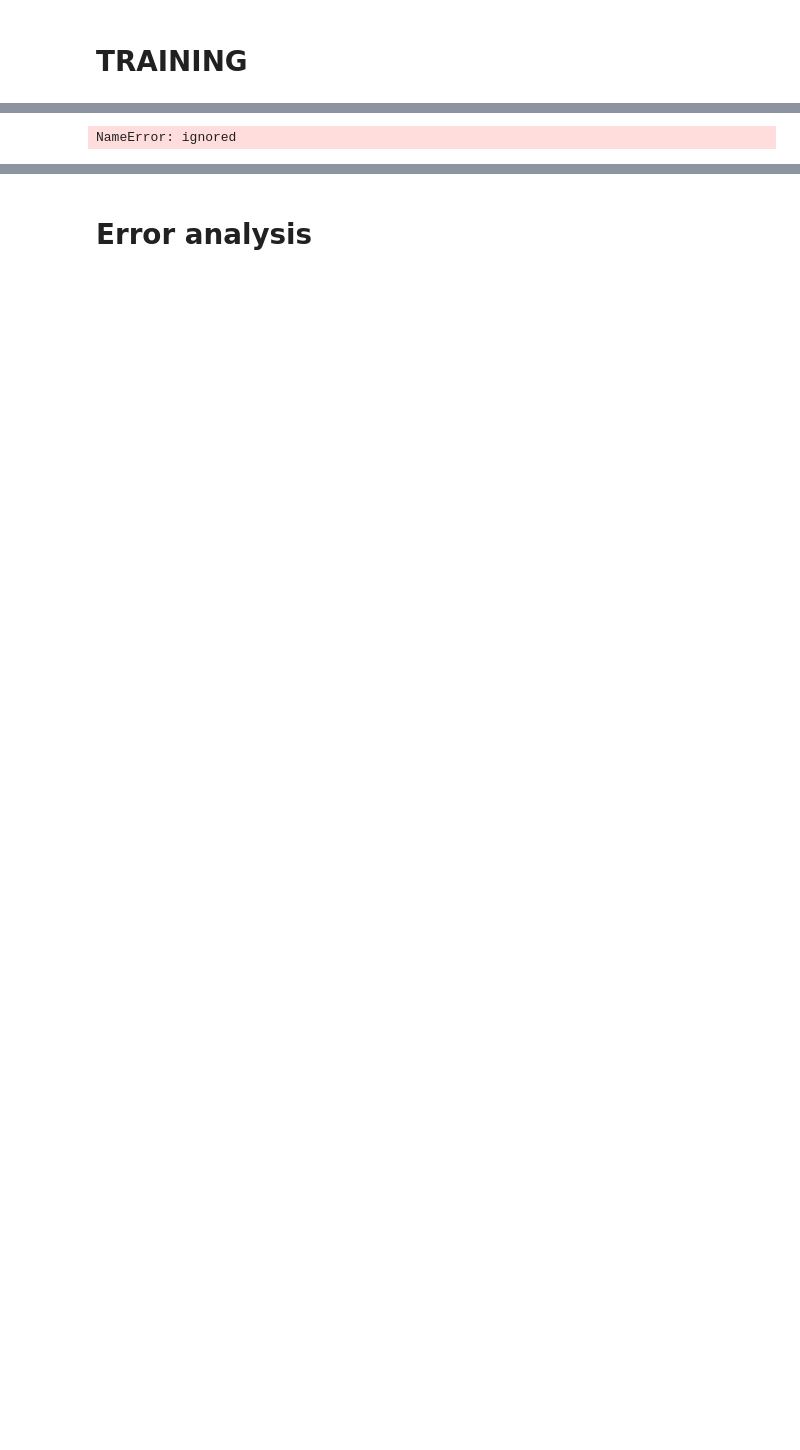
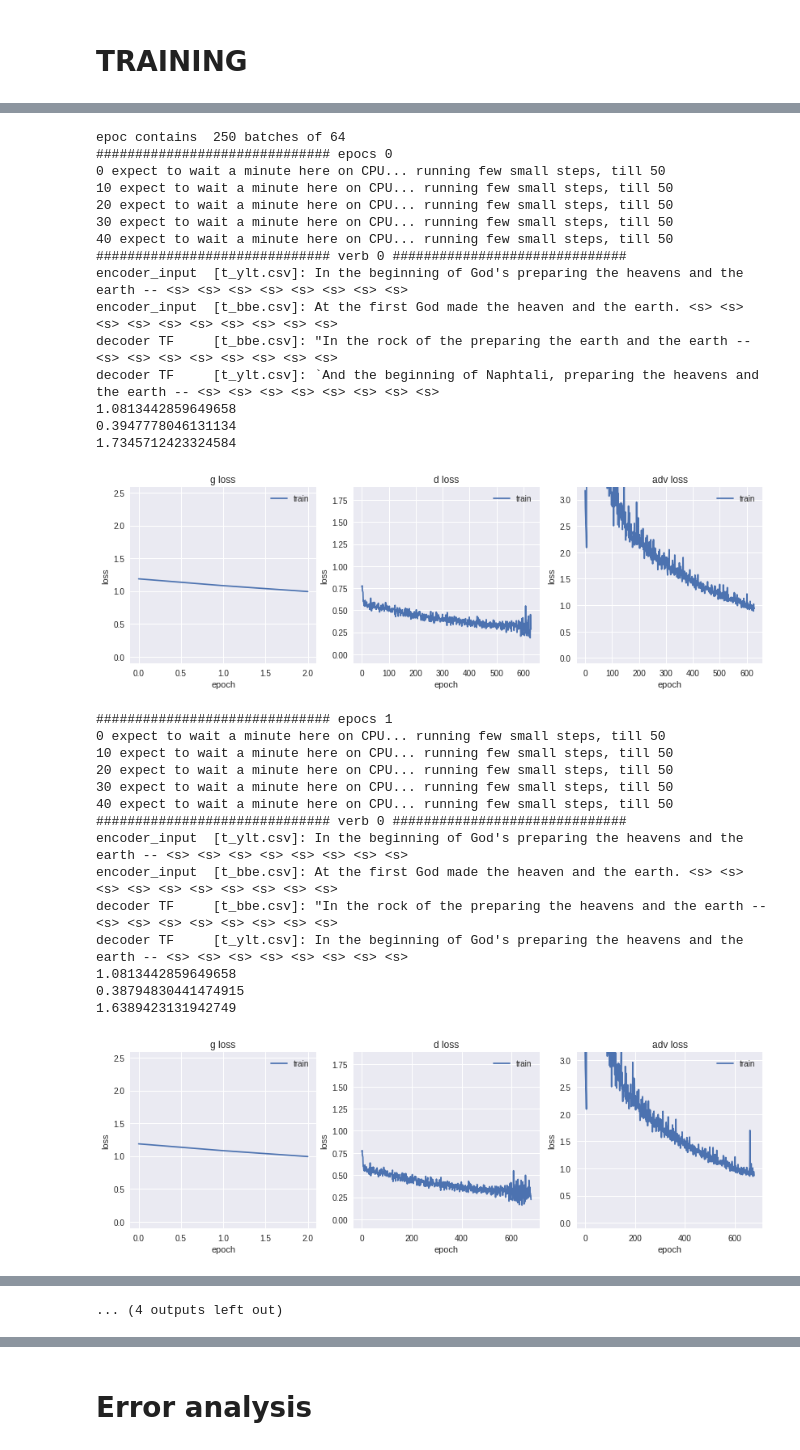
Before and after one commit to assaflehr/language-style-transfer, a Jupyter notebook: notebooks/keras_nlp.ipynb, the cells around one changed output, grey strips where cells are left out. Cells and saved outputs as stored; diff of their text form; code cells hidden in the pictures; blank space fills up the shorter version.

```diff
--- a/notebooks/keras_nlp.ipynb
+++ b/notebooks/keras_nlp.ipynb
@@ -614,7 +730,7 @@ d__dense_softmax <keras.layers.core.Dense object at 0x...> True {'name': 'd__den
 # Sample and show sample
 # %%
 max_decoder_seq_length=dataset.MAX_SEQUENCE_LENGTH
-print (max_decoder_seq_length)
+
 # TODO: now it's greedy and use argmax
 # maybe to choose randomly by distribution
 # and maybe to implement BEAM SEARCH
@@ -637,7 +753,7 @@ def decode_sequence(input_seq,style,verbose=False):
     decoded_sentence = []
     while not stop_condition:
         #start with encoder-state then change to self state
-        output_tokens, h, c = decoder_model.predict( [target_seq] + states_value)
+        output_tokens, h, c = decoder_sampling_model.predict( [target_seq] + states_value)
         if verbose: print ('output_tokens',output_tokens.shape,output_tokens.mean(),'h',h.shape,'c',c.shape)
 
         # Sample a token
@@ -690,20 +806,19 @@ def show_sample(data_type='val',teacher_forcing=False,sample_id=[],replace_style
       other_style=  dataset.index2word[data[data_type][1][other_i][0]]
       print (f'encoder_input  [{other_style}]:',dataset.one_x_as_text(other_x))
 
-    for replace_style in ['t_bbe.csv','t_ylt.csv']:
+    for replaced_style in replace_style:
       # always replace_style:
       one_x_d= np.copy(one_x_d)
-      one_x_d[0,0]=dataset.word2index[replace_style]
+      one_x_d[0,0]=dataset.word2index[replaced_style]
 
       if teacher_forcing:
         p = model.predict([one_x,one_x_d])
-        print (f'decoder TF     [{replace_style}]:',dataset.one_y_as_text(p))
+        print (f'decoder TF     [{replaced_style}]:',dataset.one_y_as_text(p))
       else:
-        p = decode_sequence(one_x,style_as_text)
-        print (f'decoder sample [{replace_style}]:',dataset.one_x_as_text(p))
+        p = decode_sequence(one_x,replaced_style)
+        print (f'decoder sample [{replaced_style}]:',dataset.one_x_as_text(p))
 
 
 # please see more in error-anlysis section
-#show_sample('train',sample_id=[0,1,2],teacher_forcing=True)
-#show_sample('val',sample_id=[0,1,2],teacher_forcing=True)
+show_sample('train',sample_id=[0,1,2],teacher_forcing=False)
 # %% [output]
@@ -912,6 +883,55 @@ KeyboardInterrupt: ignored
-# %%
-train_d(epoc,validation_steps=100) # IF ran after train_g NOT WORKING
-train_g(5,validation_steps=5)
-train_d(epoc,validation_steps=100) # IF ran after train_g NOT WORKING
-# %% [output]
-NameError: ignored
+# %%
+print ('epoc contains ',epoc,'batches of', batch_size)
+small_steps=5
+for e in range(50):
+  print ('#'*30,'epocs',e)
+  for i in range(int(epoc/small_steps)):
+    if i%10 ==0:print (i,'expect to wait a minute here on CPU... running few small steps, till',int(epoc/small_steps))
+
+    for j in 10: #train d until it has a reasnbile value. or enough steps passed
+      train_d(d,small_steps)
+      l=loss_history_d.losses['loss'][-1:][0]
+      if l<0.5:
+        break
+
+    train_adv(adv_model,small_steps)
+  show_sample('train',sample_id=[0],teacher_forcing=True)   #,8000+0
+  plt_all()
+print ('done')
+
+models      = [encoder_model   , model,    decoder_sampling_model,   d_classifier_model] #rest can be built from them?
+model_names = ['encoder_model', 'model', 'decoder_sampling_model','d_classifier_model' ] #rest can be built from them?
+#Persistency().load_weights_from('models/2018-07-15_10-15-21',models,model_names)
+Persistency().save_weights(models,model_names) #not run yet....
+# %% [output]
+epoc contains  250 batches of 64
+############################## epocs 0
+0 expect to wait a minute here on CPU... running few small steps, till 50
+10 expect to wait a minute here on CPU... running few small steps, till 50
+20 expect to wait a minute here on CPU... running few small steps, till 50
+30 expect to wait a minute here on CPU... running few small steps, till 50
+40 expect to wait a minute here on CPU... running few small steps, till 50
+############################## verb 0 ##############################
+encoder_input  [t_ylt.csv]: In the beginning of God's preparing the heavens and the earth -- <s> <s> <s> <s> <s> <s> <s> <s>
+encoder_input  [t_bbe.csv]: At the first God made the heaven and the earth. <s> <s> <s> <s> <s> <s> <s> <s> <s> <s>
+decoder TF     [t_bbe.csv]: "In the rock of the preparing the earth and the earth -- <s> <s> <s> <s> <s> <s> <s> <s>
+decoder TF     [t_ylt.csv]: `And the beginning of Naphtali, preparing the heavens and the earth -- <s> <s> <s> <s> <s> <s> <s> <s>
+1.0813442859649658
+0.3947778046131134
+1.7345712423324584
+[figure, added]
+############################## epocs 1
+0 expect to wait a minute here on CPU... running few small steps, till 50
+10 expect to wait a minute here on CPU... running few small steps, till 50
+20 expect to wait a minute here on CPU... running few small steps, till 50
+30 expect to wait a minute here on CPU... running few small steps, till 50
+40 expect to wait a minute here on CPU... running few small steps, till 50
+############################## verb 0 ##############################
+encoder_input  [t_ylt.csv]: In the beginning of God's preparing the heavens and the earth -- <s> <s> <s> <s> <s> <s> <s> <s>
+encoder_input  [t_bbe.csv]: At the first God made the heaven and the earth. <s> <s> <s> <s> <s> <s> <s> <s> <s> <s>
+decoder TF     [t_bbe.csv]: "In the rock of the preparing the heavens and the earth -- <s> <s> <s> <s> <s> <s> <s> <s>
+decoder TF     [t_ylt.csv]: In the beginning of God's preparing the heavens and the earth -- <s> <s> <s> <s> <s> <s> <s> <s>
+1.0813442859649658
+0.38794830441474915
+1.6389423131942749
+[figure, added]
@@ -917,0 +998 @@ NameError: ignored
+... (4 outputs left out)
```
Also changed, not shown: parts of 36 cells of this notebook.
